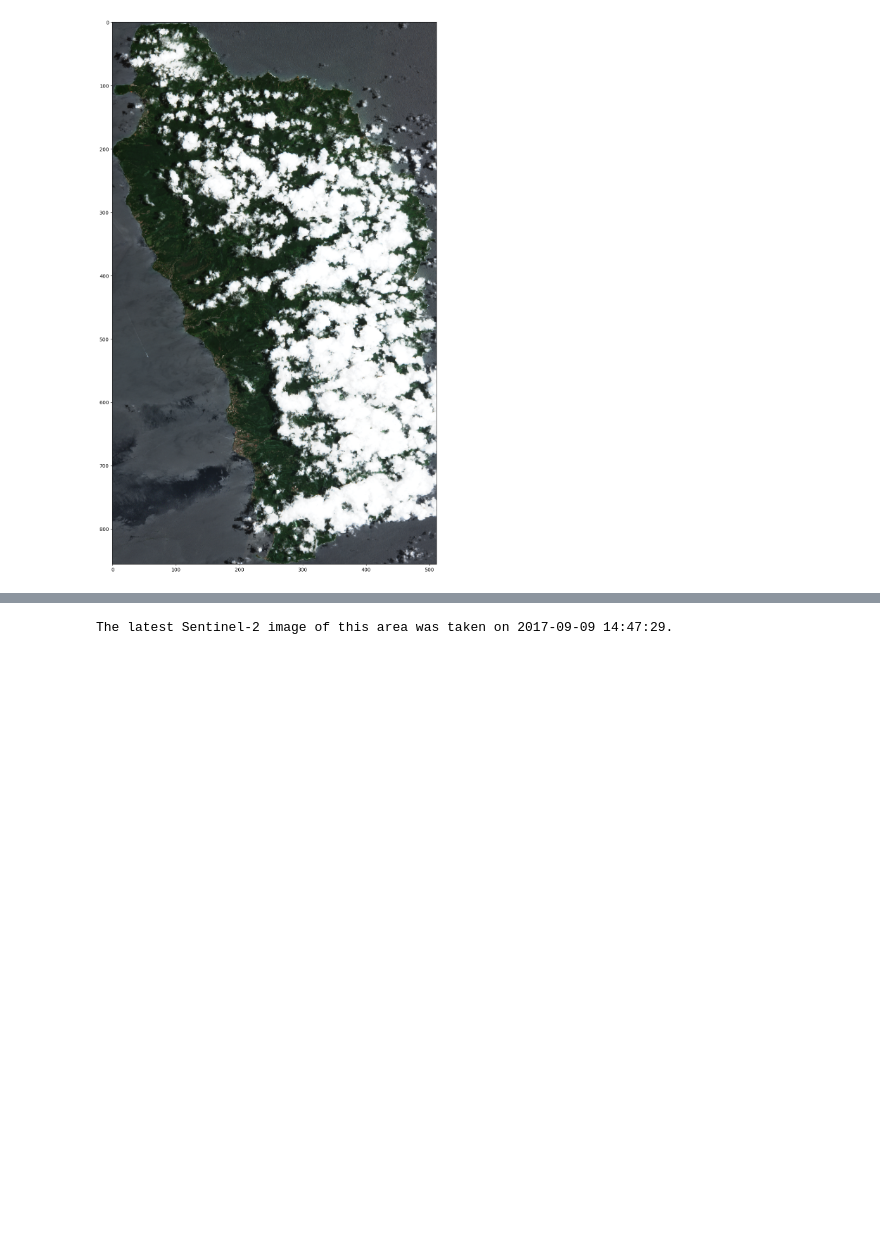
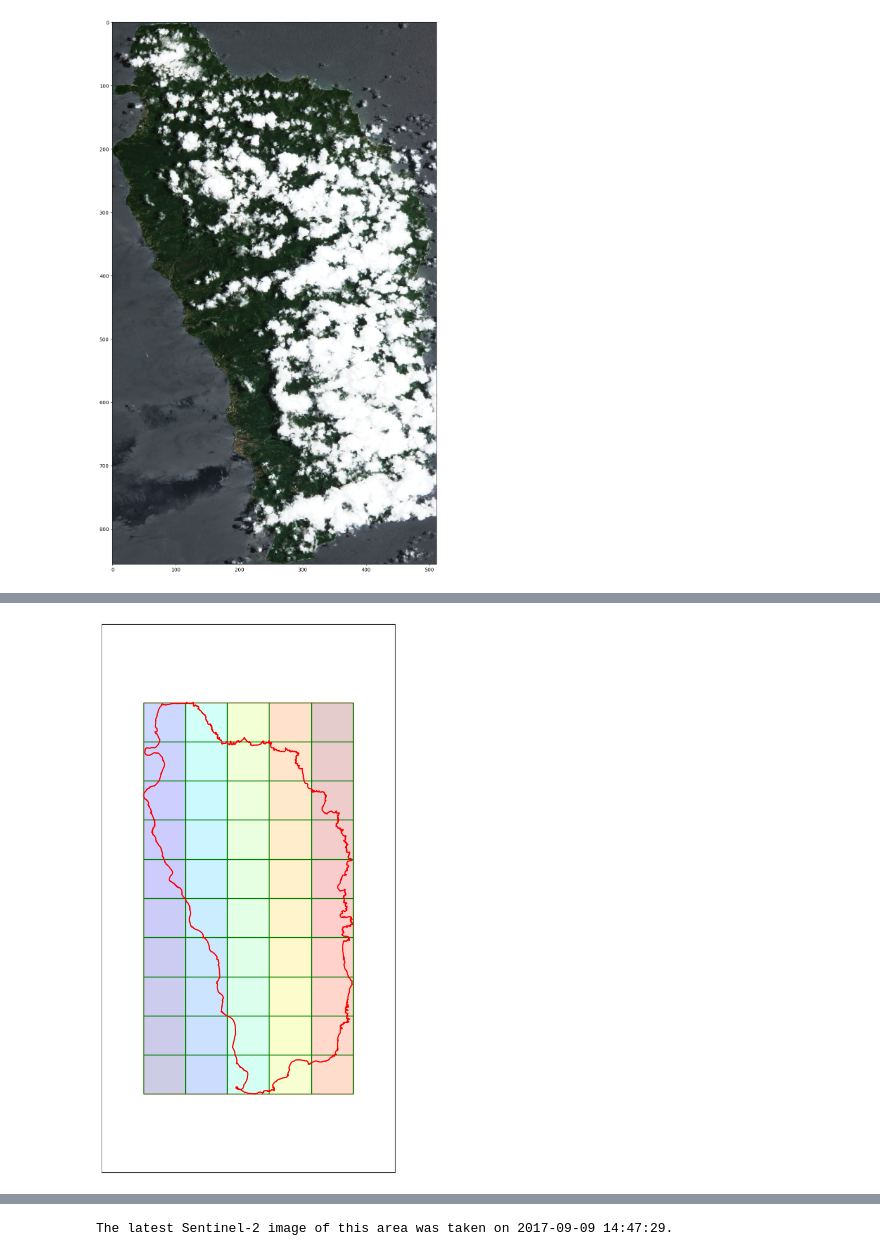
Before and after one commit to CyberComplex/Space-tica, a Jupyter notebook: Bridges.ipynb, the cells around one changed output, grey strips where cells are left out. Cells and saved outputs as stored; diff of their text form; code cells hidden in the pictures; blank space fills up the shorter version.

```diff
--- a/Bridges.ipynb
+++ b/Bridges.ipynb
@@ -127,0 +288,6 @@ ax.imshow(image)
+# %%
+bbox_splitter_reduced = BBoxSplitter([dominica_bbox_poly], CRS.WGS84, (5, 10), reduce_bbox_sizes=True)
+
+show_splitter(bbox_splitter_reduced, show_legend=False)
+# %% [output]
+[figure, added]
```
Also changed, not shown: parts of 17 cells of this notebook, 15 other files.
